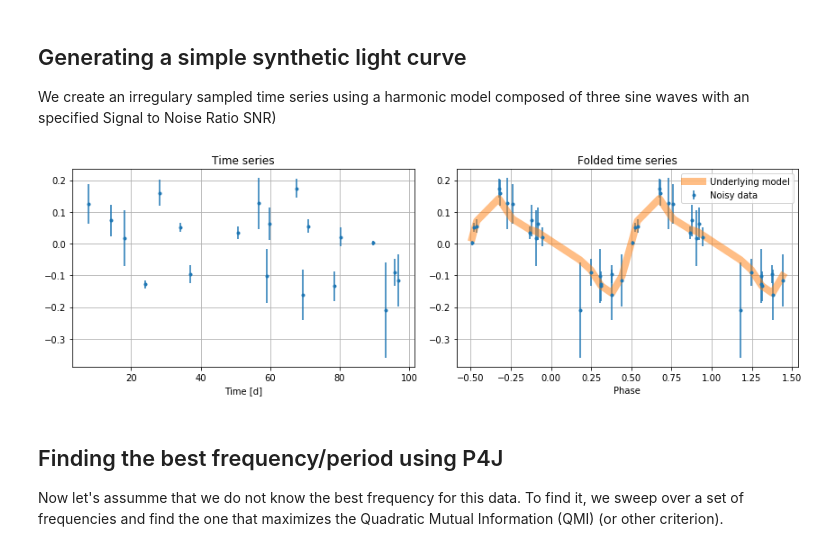
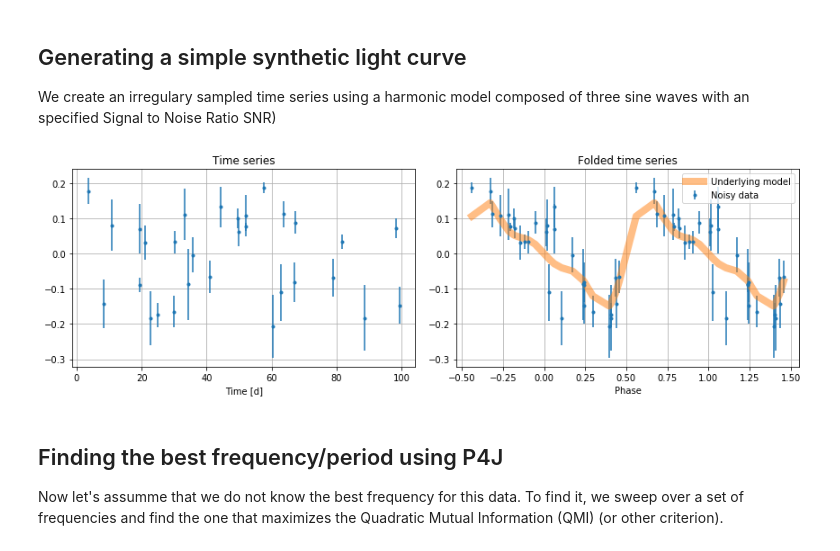
Before and after one commit to phuijse/P4J, a Jupyter notebook: examples/periodogram_demo.ipynb, the cells around one changed output. Drawn from its saved outputs; the diff is of its cells as text; code cells hidden in the pictures.

```diff
--- a/examples/periodogram_demo.ipynb
+++ b/examples/periodogram_demo.ipynb
@@ -13,34 +13,34 @@ import P4J
 We create an irregulary sampled time series using a harmonic model composed of three sine waves with an specified Signal to Noise Ratio SNR)
 # %%
 fundamental_freq = 2.0
-lc_generator = P4J.synthetic_light_curve_generator(T=100.0, N=20)
+lc_generator = P4J.synthetic_light_curve_generator(T=100.0, N=30)
 lc_generator.set_model(f0=fundamental_freq, A=[1.0, 0.5, 0.25])
 
 mjd, mag, err = lc_generator.draw_noisy_time_series(SNR=3.0, red_noise_ratio=0.25, outlier_ratio=0.0)
 c_mjd, c_mag = lc_generator.get_clean_signal()
 
 fig = plt.figure(figsize=(12, 4))
 ax = fig.add_subplot(1, 2, 1)
 ax.errorbar(mjd, mag, err, fmt='.')
 ax.set_xlabel('Time [d]')
 ax.set_title('Time series')
 plt.grid()
 ax = fig.add_subplot(1, 2, 2)
 phase = np.mod(mjd, 1.0/fundamental_freq)*fundamental_freq
 index = np.argsort(phase)
 ax.errorbar(np.concatenate([np.sort(phase)-0.5, np.sort(phase)+0.5]),
             np.concatenate([mag[index], mag[index]]),
             np.concatenate([err[index], err[index]]), fmt='.', alpha=1.0, label='Noisy data')
 ax.plot(np.concatenate([np.sort(phase)-0.5, np.sort(phase)+0.5]),
         np.concatenate([c_mag[index], c_mag[index]]),
         linewidth=8, alpha=0.5, label='Underlying model')
 plt.legend()
 ax.set_xlabel('Phase')
 ax.set_title('Folded time series')
 plt.grid()
 plt.tight_layout()
 # %% [output]
-[figure, old version]
+[figure, new version]
 # %% [markdown]
 ## Finding the best frequency/period using P4J
 
```
Also changed, not shown: parts of 1 cell of this notebook.
